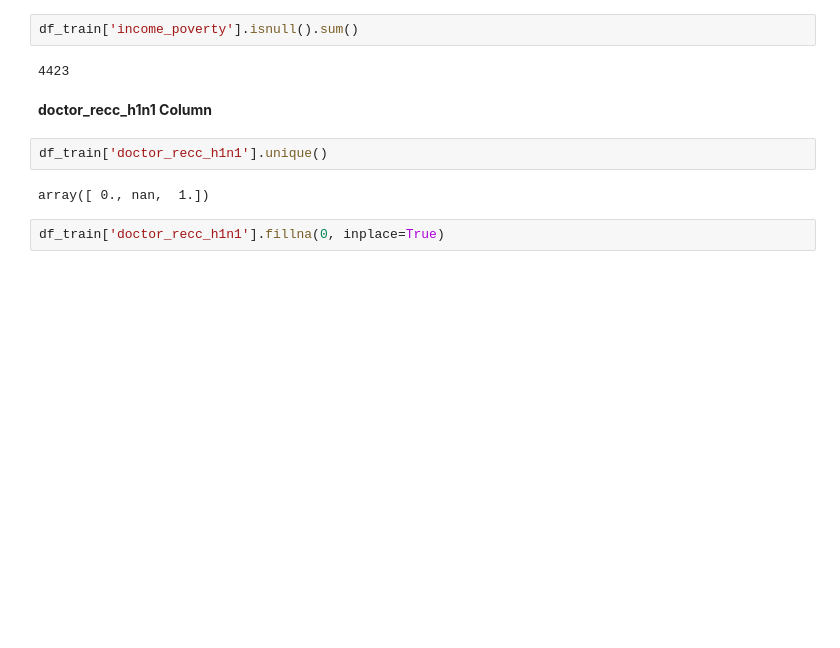
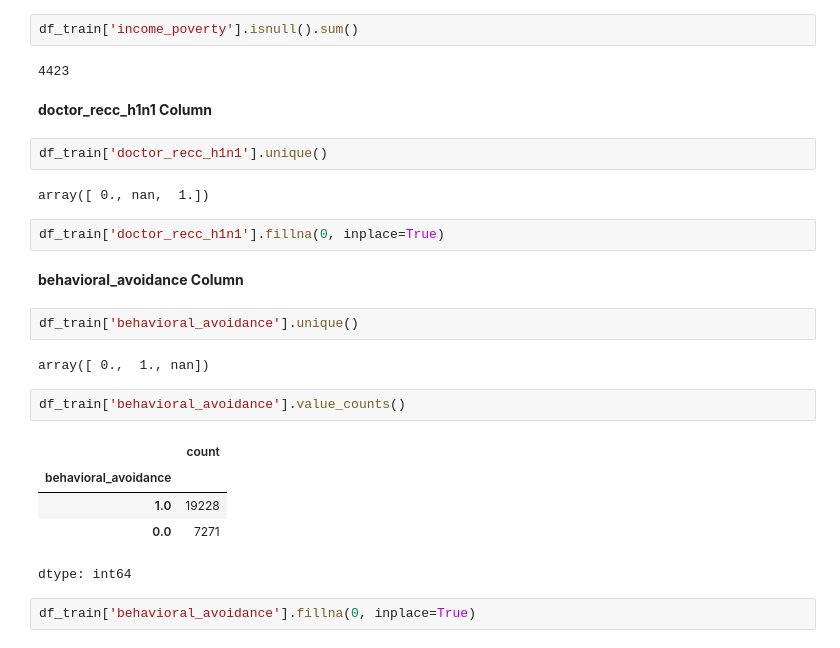
Before and after one commit to KeyMoney22/Flu-Shot-Learning, a Jupyter notebook: Flu_Shot_Learning_Predict_H1N1_and_Seasonal_Flu_Vaccines.ipynb, the cells around one changed output. Saved outputs shown, nothing was run; the diff lists cells and outputs as text; blank space fills up the shorter version.

```diff
--- a/Flu_Shot_Learning_Predict_H1N1_and_Seasonal_Flu_Vaccines.ipynb
+++ b/Flu_Shot_Learning_Predict_H1N1_and_Seasonal_Flu_Vaccines.ipynb
@@ -247,3 +247,19 @@ df_train['doctor_recc_h1n1'].unique()
 array([ 0., nan,  1.])
 # %%
 df_train['doctor_recc_h1n1'].fillna(0, inplace=True)
+# %% [markdown]
+**behavioral_avoidance Column**
+# %%
+df_train['behavioral_avoidance'].unique()
+# %% [output]
+array([ 0.,  1., nan])
+# %%
+df_train['behavioral_avoidance'].value_counts()
+# %% [output]
+|  | count |
+| behavioral_avoidance |  |
+| 1.0 | 19228 |
+| 0.0 | 7271 |
+dtype: int64
+# %%
+df_train['behavioral_avoidance'].fillna(0, inplace=True)
```
Also changed, not shown: parts of 6 cells of this notebook.
